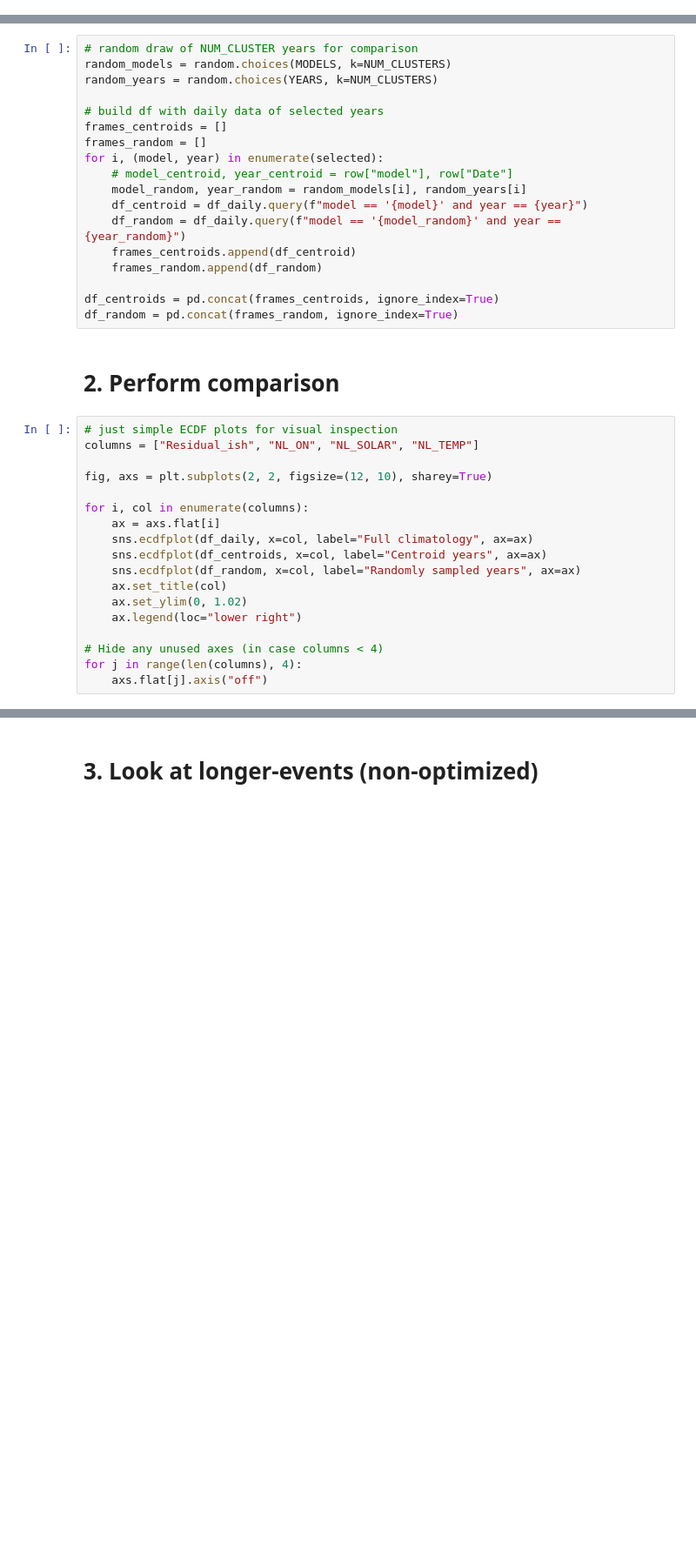
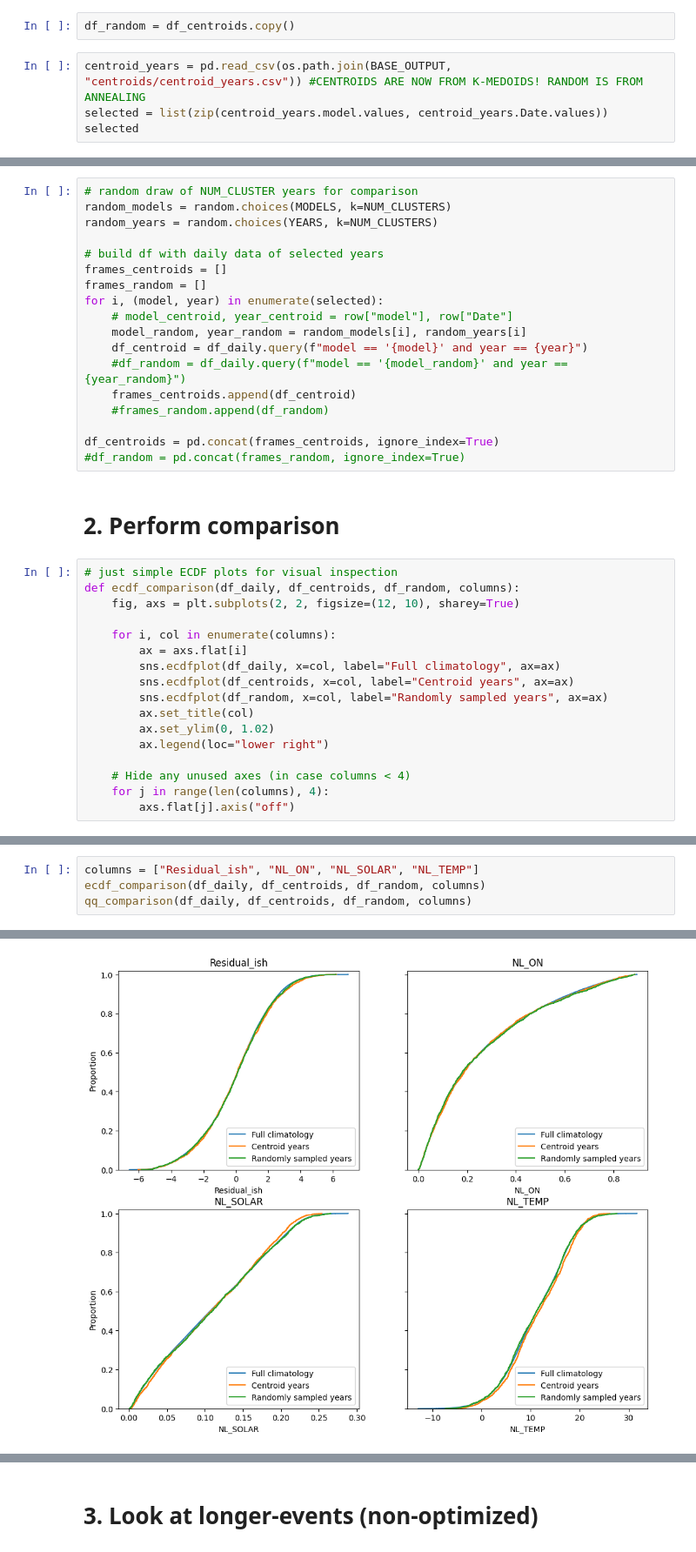
Before and after one commit to bramvanduinen/ClimateYearSelection, a Jupyter notebook: notebooks/04b_check_annealing_distributions.ipynb, the cells around one changed output, grey strips where cells are left out. Shown at 87% size. Drawn from its saved outputs; the diff is of its cells as text; blank space fills up the shorter version.

```diff
--- a/notebooks/04b_check_annealing_distributions.ipynb
+++ b/notebooks/04b_check_annealing_distributions.ipynb
@@ -41,3 +41,9 @@ Taking df_daily from memory...
 # %%
 selection = json.load(open(os.path.join(OUTPUT_DIR, "selected_sa_cost_2.0_0.98_5000_0.json")))
 selected = selection["selected"]
+# %%
+df_random = df_centroids.copy()
+# %%
+centroid_years = pd.read_csv(os.path.join(BASE_OUTPUT, "centroids/centroid_years.csv")) #CENTROIDS ARE NOW FROM K-MEDOIDS! RANDOM IS FROM ANNEALING
+selected = list(zip(centroid_years.model.values, centroid_years.Date.values))
+selected
@@ -53,29 +65,28 @@ for i, (model, year) in enumerate(selected):
     # model_centroid, year_centroid = row["model"], row["Date"]
     model_random, year_random = random_models[i], random_years[i]
     df_centroid = df_daily.query(f"model == '{model}' and year == {year}")
-    df_random = df_daily.query(f"model == '{model_random}' and year == {year_random}")
+    #df_random = df_daily.query(f"model == '{model_random}' and year == {year_random}")
     frames_centroids.append(df_centroid)
-    frames_random.append(df_random)
+    #frames_random.append(df_random)
 
 df_centroids = pd.concat(frames_centroids, ignore_index=True)
-df_random = pd.concat(frames_random, ignore_index=True)
+#df_random = pd.concat(frames_random, ignore_index=True)
 # %% [markdown]
 # 2. Perform comparison
 # %%
 # just simple ECDF plots for visual inspection
-columns = ["Residual_ish", "NL_ON", "NL_SOLAR", "NL_TEMP"]
+def ecdf_comparison(df_daily, df_centroids, df_random, columns):
+    fig, axs = plt.subplots(2, 2, figsize=(12, 10), sharey=True)
 
-fig, axs = plt.subplots(2, 2, figsize=(12, 10), sharey=True)
+    for i, col in enumerate(columns):
+        ax = axs.flat[i]
+        sns.ecdfplot(df_daily, x=col, label="Full climatology", ax=ax)
+        sns.ecdfplot(df_centroids, x=col, label="Centroid years", ax=ax)
+        sns.ecdfplot(df_random, x=col, label="Randomly sampled years", ax=ax)
+        ax.set_title(col)
+        ax.set_ylim(0, 1.02)
+        ax.legend(loc="lower right")
 
-for i, col in enumerate(columns):
-    ax = axs.flat[i]
-    sns.ecdfplot(df_daily, x=col, label="Full climatology", ax=ax)
-    sns.ecdfplot(df_centroids, x=col, label="Centroid years", ax=ax)
-    sns.ecdfplot(df_random, x=col, label="Randomly sampled years", ax=ax)
-    ax.set_title(col)
-    ax.set_ylim(0, 1.02)
-    ax.legend(loc="lower right")
-
-# Hide any unused axes (in case columns < 4)
-for j in range(len(columns), 4):
-    axs.flat[j].axis("off")
+    # Hide any unused axes (in case columns < 4)
+    for j in range(len(columns), 4):
+        axs.flat[j].axis("off")
@@ -174,0 +173,5 @@ metrics_df
+# %%
+columns = ["Residual_ish", "NL_ON", "NL_SOLAR", "NL_TEMP"]
+ecdf_comparison(df_daily, df_centroids, df_random, columns)
+qq_comparison(df_daily, df_centroids, df_random, columns)
+# %% [output]
@@ -174,0 +187 @@ metrics_df
+[figure, added]
```
Also changed, not shown: parts of 5 cells of this notebook, 7 other files.
